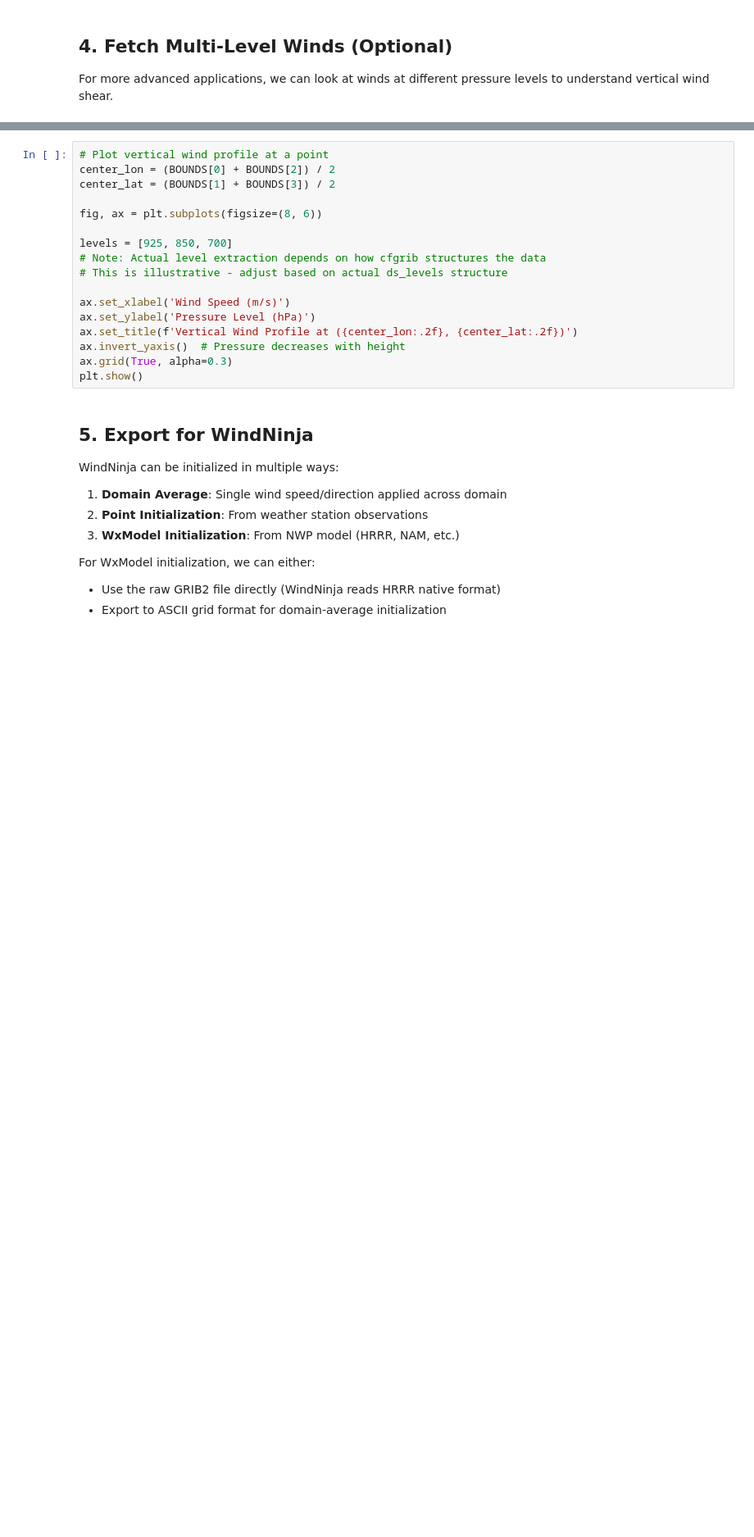
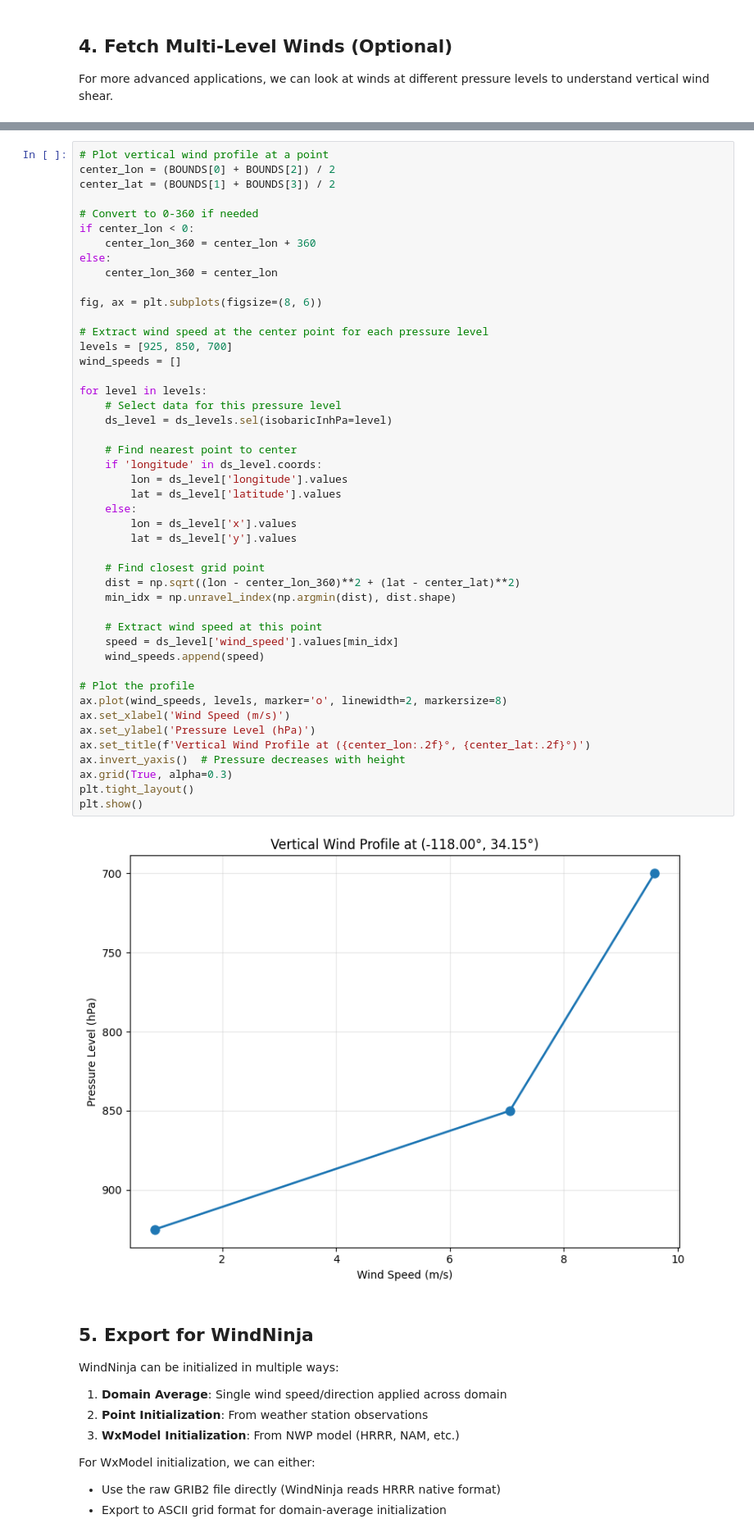
Before and after one commit to ivanhigueram/hrrr-wind-experiment, a Jupyter notebook: notebooks/01_hrrr_windninja_workflow.ipynb, the cells around one changed output, grey strips where cells are left out. Shown at 82% size. Saved outputs shown, nothing was run; the diff lists cells and outputs as text; blank space fills up the shorter version.

```diff
--- a/notebooks/01_hrrr_windninja_workflow.ipynb
+++ b/notebooks/01_hrrr_windninja_workflow.ipynb
@@ -190,20 +252,51 @@ print(ds_levels)
 # %%
 # Plot vertical wind profile at a point
 center_lon = (BOUNDS[0] + BOUNDS[2]) / 2
 center_lat = (BOUNDS[1] + BOUNDS[3]) / 2
 
+# Convert to 0-360 if needed
+if center_lon < 0:
+    center_lon_360 = center_lon + 360
+else:
+    center_lon_360 = center_lon
+
 fig, ax = plt.subplots(figsize=(8, 6))
 
+# Extract wind speed at the center point for each pressure level
 levels = [925, 850, 700]
-# Note: Actual level extraction depends on how cfgrib structures the data
-# This is illustrative - adjust based on actual ds_levels structure
+wind_speeds = []
 
+for level in levels:
+    # Select data for this pressure level
+    ds_level = ds_levels.sel(isobaricInhPa=level)
+
+    # Find nearest point to center
+    if 'longitude' in ds_level.coords:
+        lon = ds_level['longitude'].values
+        lat = ds_level['latitude'].values
+    else:
+        lon = ds_level['x'].values
+        lat = ds_level['y'].values
+
+    # Find closest grid point
+    dist = np.sqrt((lon - center_lon_360)**2 + (lat - center_lat)**2)
+    min_idx = np.unravel_index(np.argmin(dist), dist.shape)
+
+    # Extract wind speed at this point
+    speed = ds_level['wind_speed'].values[min_idx]
+    wind_speeds.append(speed)
+
+# Plot the profile
+ax.plot(wind_speeds, levels, marker='o', linewidth=2, markersize=8)
 ax.set_xlabel('Wind Speed (m/s)')
 ax.set_ylabel('Pressure Level (hPa)')
-ax.set_title(f'Vertical Wind Profile at ({center_lon:.2f}, {center_lat:.2f})')
+ax.set_title(f'Vertical Wind Profile at ({center_lon:.2f}°, {center_lat:.2f}°)')
 ax.invert_yaxis()  # Pressure decreases with height
 ax.grid(True, alpha=0.3)
+plt.tight_layout()
 plt.show()
+# %% [output]
+[figure, added]
 # %% [markdown]
 ## 5. Export for WindNinja
 
```
Also changed, not shown: parts of 13 cells of this notebook, 3 other files.
